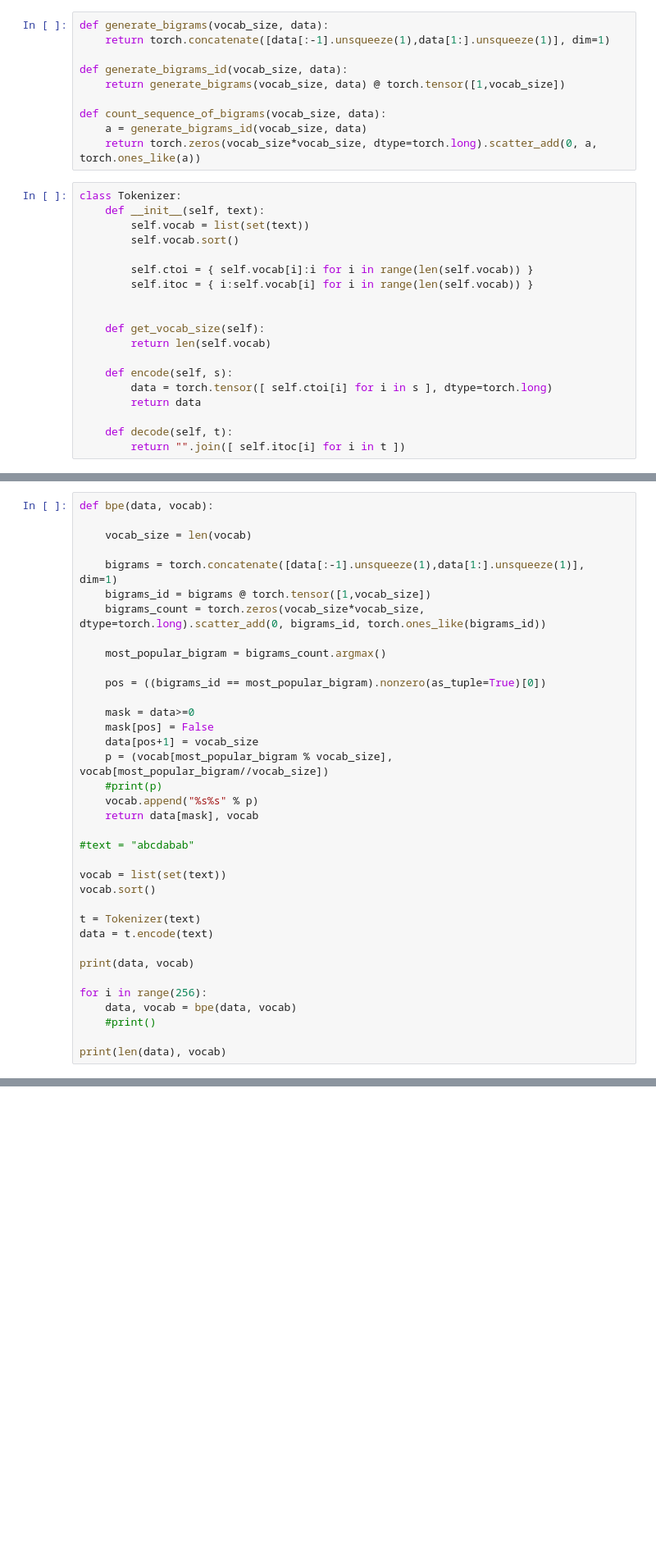
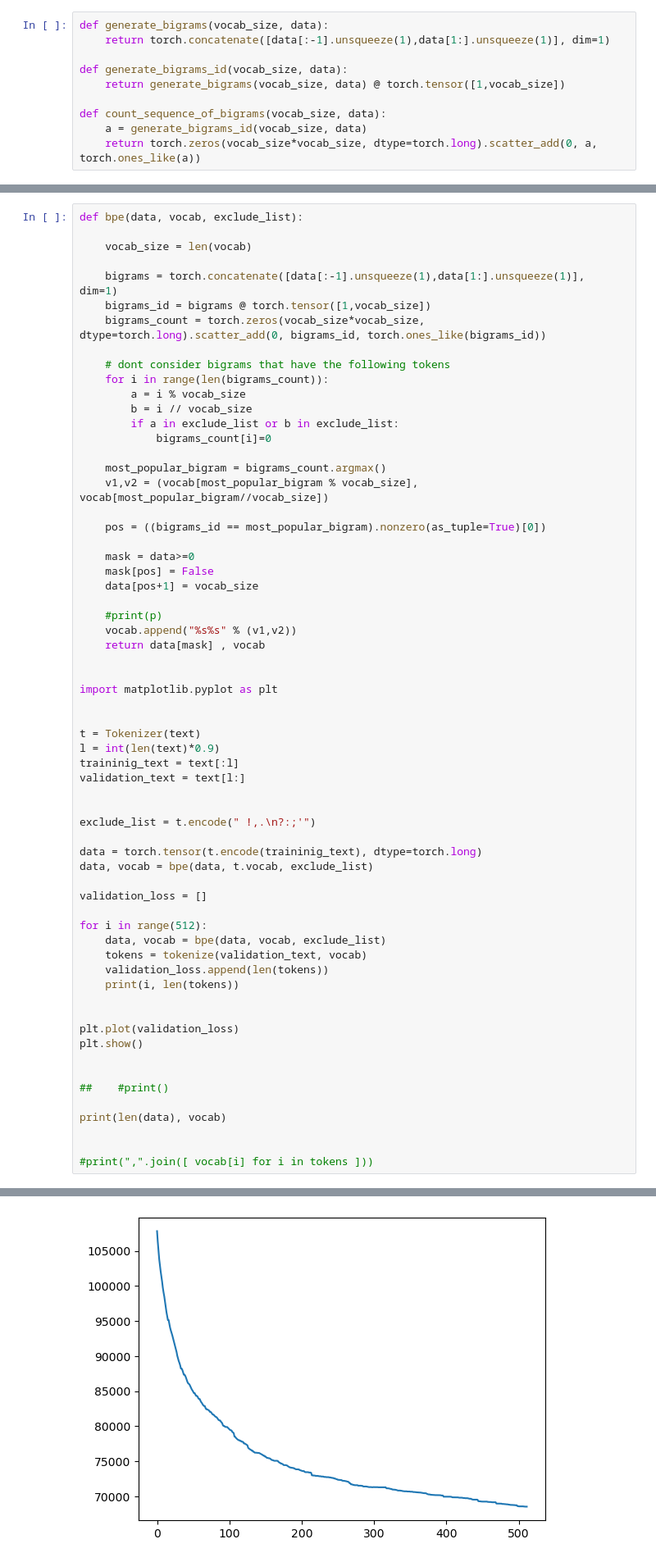
Before and after one commit to aguaviva/AI, a Jupyter notebook: bpe.ipynb, the cells around one changed output, grey strips where cells are left out. Shown at 82% size. Drawn from its saved outputs; the diff is of its cells as text; blank space fills up the shorter version.

Commit message:
added bpe tokenizer

```diff
--- a/bpe.ipynb
+++ b/bpe.ipynb
@@ -19,22 +19,3 @@ def generate_bigrams_id(vocab_size, data):
 def count_sequence_of_bigrams(vocab_size, data):
     a = generate_bigrams_id(vocab_size, data)
     return torch.zeros(vocab_size*vocab_size, dtype=torch.long).scatter_add(0, a, torch.ones_like(a))
-# %%
-class Tokenizer:
-    def __init__(self, text):
-        self.vocab = list(set(text))
-        self.vocab.sort()
-
-        self.ctoi = { self.vocab[i]:i for i in range(len(self.vocab)) }
-        self.itoc = { i:self.vocab[i] for i in range(len(self.vocab)) }
-
-
-    def get_vocab_size(self):
-        return len(self.vocab)
-
-    def encode(self, s):
-        data = torch.tensor([ self.ctoi[i] for i in s ], dtype=torch.long)
-        return data
-
-    def decode(self, t):
-        return "".join([ self.itoc[i] for i in t ])
@@ -41,5 +52,5 @@ class Tokenizer:
 # %%
-def bpe(data, vocab):
+def bpe(data, vocab, exclude_list):
 
     vocab_size = len(vocab)
 
@@ -47,31 +58,58 @@ def bpe(data, vocab):
     bigrams_id = bigrams @ torch.tensor([1,vocab_size])
     bigrams_count = torch.zeros(vocab_size*vocab_size, dtype=torch.long).scatter_add(0, bigrams_id, torch.ones_like(bigrams_id))
 
+    # dont consider bigrams that have the following tokens
+    for i in range(len(bigrams_count)):
+        a = i % vocab_size
+        b = i // vocab_size
+        if a in exclude_list or b in exclude_list:
+            bigrams_count[i]=0
+
     most_popular_bigram = bigrams_count.argmax()
+    v1,v2 = (vocab[most_popular_bigram % vocab_size], vocab[most_popular_bigram//vocab_size])
 
     pos = ((bigrams_id == most_popular_bigram).nonzero(as_tuple=True)[0])
 
     mask = data>=0
     mask[pos] = False
     data[pos+1] = vocab_size
-    p = (vocab[most_popular_bigram % vocab_size], vocab[most_popular_bigram//vocab_size])
+
     #print(p)
-    vocab.append("%s%s" % p)
-    return data[mask], vocab
+    vocab.append("%s%s" % (v1,v2))
+    return data[mask] , vocab
 
-#text = "abcdabab"
 
-vocab = list(set(text))
-vocab.sort()
+import matplotlib.pyplot as plt
+
 
 t = Tokenizer(text)
-data = t.encode(text)
+l = int(len(text)*0.9)
+traininig_text = text[:l]
+validation_text = text[l:]
 
-print(data, vocab)
 
-for i in range(256):
-    data, vocab = bpe(data, vocab)
-    #print()
+exclude_list = t.encode(" !,.\n?:;'")
+
+data = torch.tensor(t.encode(traininig_text), dtype=torch.long)
+data, vocab = bpe(data, t.vocab, exclude_list)
+
+validation_loss = []
+
+for i in range(512):
+    data, vocab = bpe(data, vocab, exclude_list)
+    tokens = tokenize(validation_text, vocab)
+    validation_loss.append(len(tokens))
+    print(i, len(tokens))
+
+
+plt.plot(validation_loss)
+plt.show()
+
+
+##    #print()
 
 print(len(data), vocab)
+
+
+#print(",".join([ vocab[i] for i in tokens ]))
 # %% [output]
@@ -79,0 +133 @@ tensor([18, 47, 56,  ..., 45,  8,  0]) ['\n', ' ', '!', '$', '&', "'", ',', '-',
+[figure, added]
```
Also changed, not shown: parts of 4 cells of this notebook, 4 other files.
